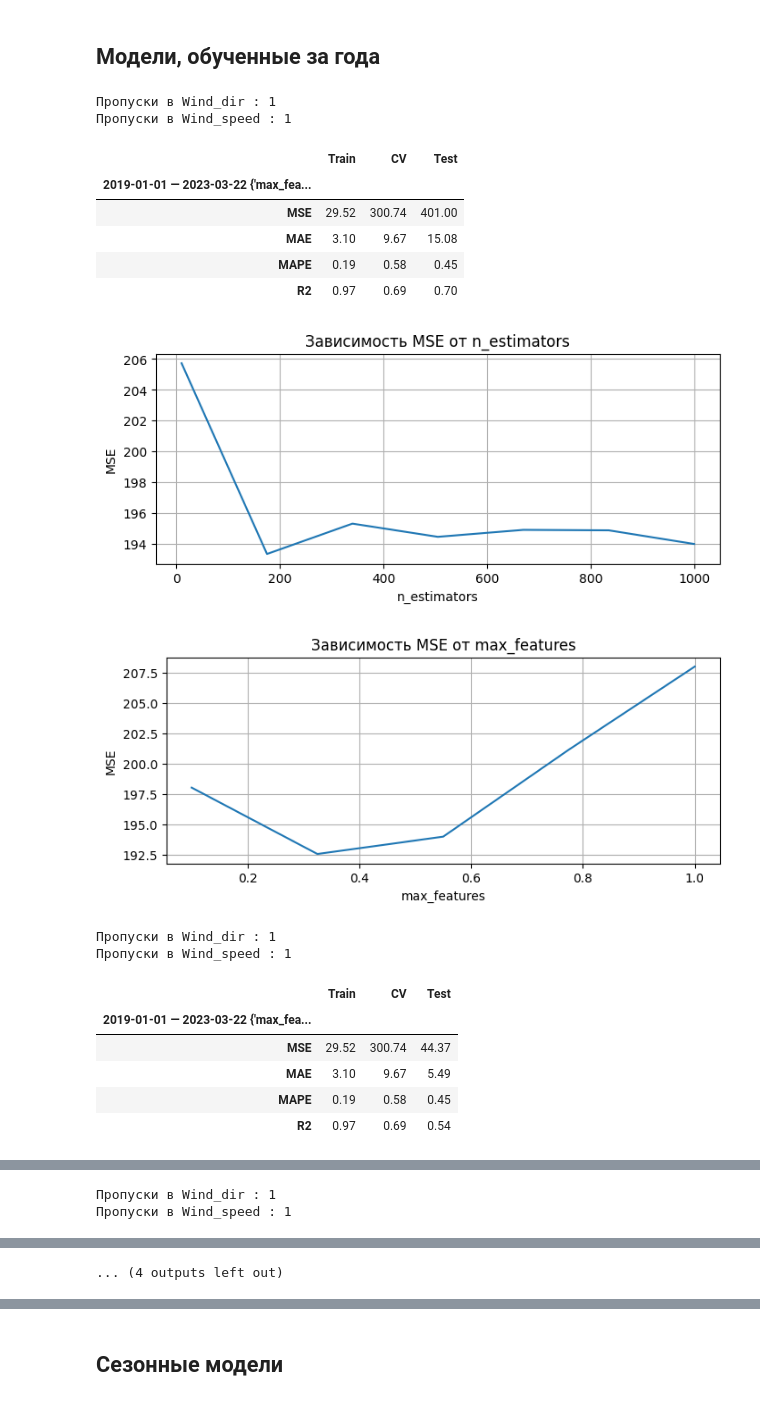
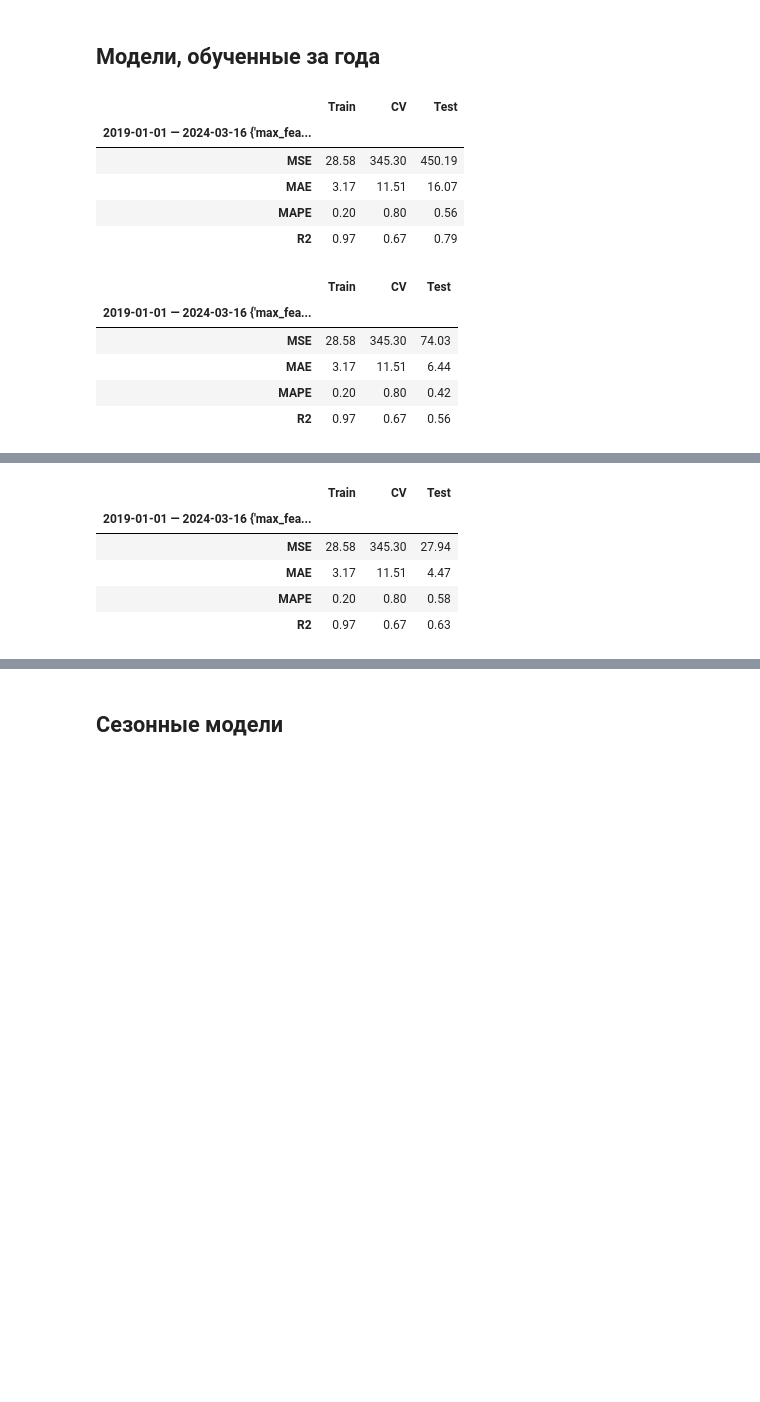
Before and after one commit to Nikita-Lev/Forecasting-PM-2.5-in-the-atmosphere-of-Krasnoyarsk, a Jupyter notebook: Random Forest/Random Forest.ipynb, the cells around one changed output, grey strips where cells are left out. Cells and saved outputs as stored; diff of their text form; code cells hidden in the pictures; blank space fills up the shorter version.

```diff
--- a/Random Forest/Random Forest.ipynb
+++ b/Random Forest/Random Forest.ipynb
@@ -33,26 +30,20 @@ params
 model = RandomForestRegressor(random_state = 100)
 # %%
 # Срез данных от begin до end
-begin, end = '2019-01-01', '2023-04-06'
+begin, end = '2019-01-01', '2024-03-19'
 
 for season in ['winters', 'springs', 'summers', 'autumns']:
-    ModelProcessing(model, sensor, fill, district, begin, end, seasonModel = '',  season_test = season, params = params, gridSearch = True, paramDependencies = ['n_estimators',  'max_features'], plotRes = False, featImp = False)#, savePath = 'Results/Results RF large periods.xlsx')
+    ModelProcessing(model, sensor, fill, district, begin, end, seasonModel = '',  season_test = season, params = params, gridSearch = True, paramDependencies = [], plotRes = False, featImp = False)#, savePath = 'Results/Results RF large periods.xlsx')
 # %% [output]
-Пропуски в Wind_dir : 1
-Пропуски в Wind_speed : 1
 |  | Train | CV | Test |
-| 2019-01-01 — 2023-03-22 {'max_fea... |  |  |  |
-| MSE | 29.52 | 300.74 | 401.00 |
-| MAE | 3.10 | 9.67 | 15.08 |
-| MAPE | 0.19 | 0.58 | 0.45 |
-| R2 | 0.97 | 0.69 | 0.70 |
+| 2019-01-01 — 2024-03-16 {'max_fea... |  |  |  |
+| MSE | 28.58 | 345.30 | 450.19 |
+| MAE | 3.17 | 11.51 | 16.07 |
+| MAPE | 0.20 | 0.80 | 0.56 |
+| R2 | 0.97 | 0.67 | 0.79 |
-[figure, removed]
-[figure, removed]
-Пропуски в Wind_dir : 1
-Пропуски в Wind_speed : 1
 |  | Train | CV | Test |
-| 2019-01-01 — 2023-03-22 {'max_fea... |  |  |  |
-| MSE | 29.52 | 300.74 | 44.37 |
-| MAE | 3.10 | 9.67 | 5.49 |
-| MAPE | 0.19 | 0.58 | 0.45 |
-| R2 | 0.97 | 0.69 | 0.54 |
+| 2019-01-01 — 2024-03-16 {'max_fea... |  |  |  |
+| MSE | 28.58 | 345.30 | 74.03 |
+| MAE | 3.17 | 11.51 | 6.44 |
+| MAPE | 0.20 | 0.80 | 0.42 |
+| R2 | 0.97 | 0.67 | 0.56 |
@@ -61,3 +50 @@ for season in ['winters', 'springs', 'summers', 'autumns']:
-Пропуски в Wind_dir : 1
-Пропуски в Wind_speed : 1
 |  | Train | CV | Test |
@@ -71 +56,6 @@ for season in ['winters', 'springs', 'summers', 'autumns']:
-... (4 outputs left out)
+|  | Train | CV | Test |
+| 2019-01-01 — 2024-03-16 {'max_fea... |  |  |  |
+| MSE | 28.58 | 345.30 | 27.94 |
+| MAE | 3.17 | 11.51 | 4.47 |
+| MAPE | 0.20 | 0.80 | 0.58 |
+| R2 | 0.97 | 0.67 | 0.63 |
```
Also changed, not shown: parts of 5 cells of this notebook.
